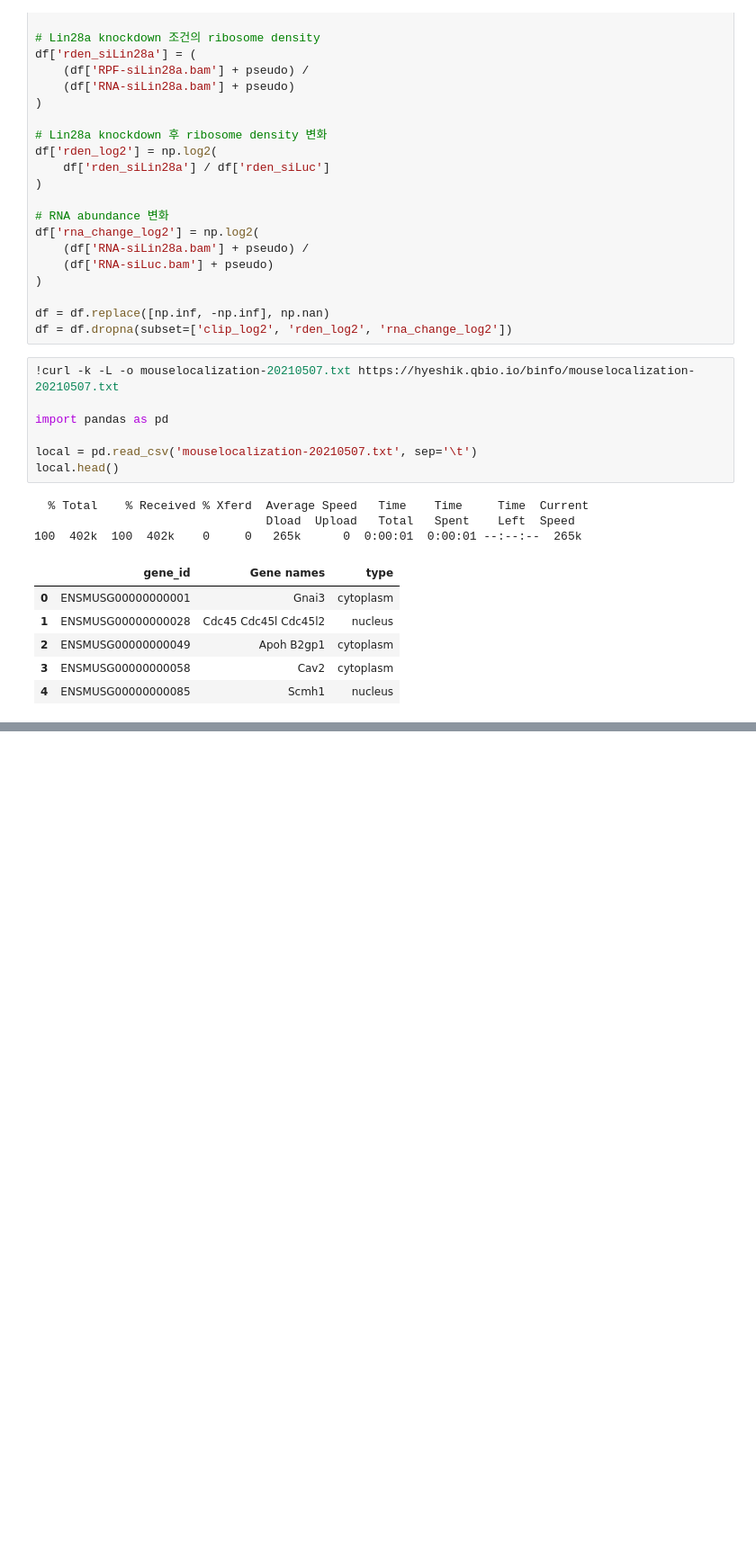
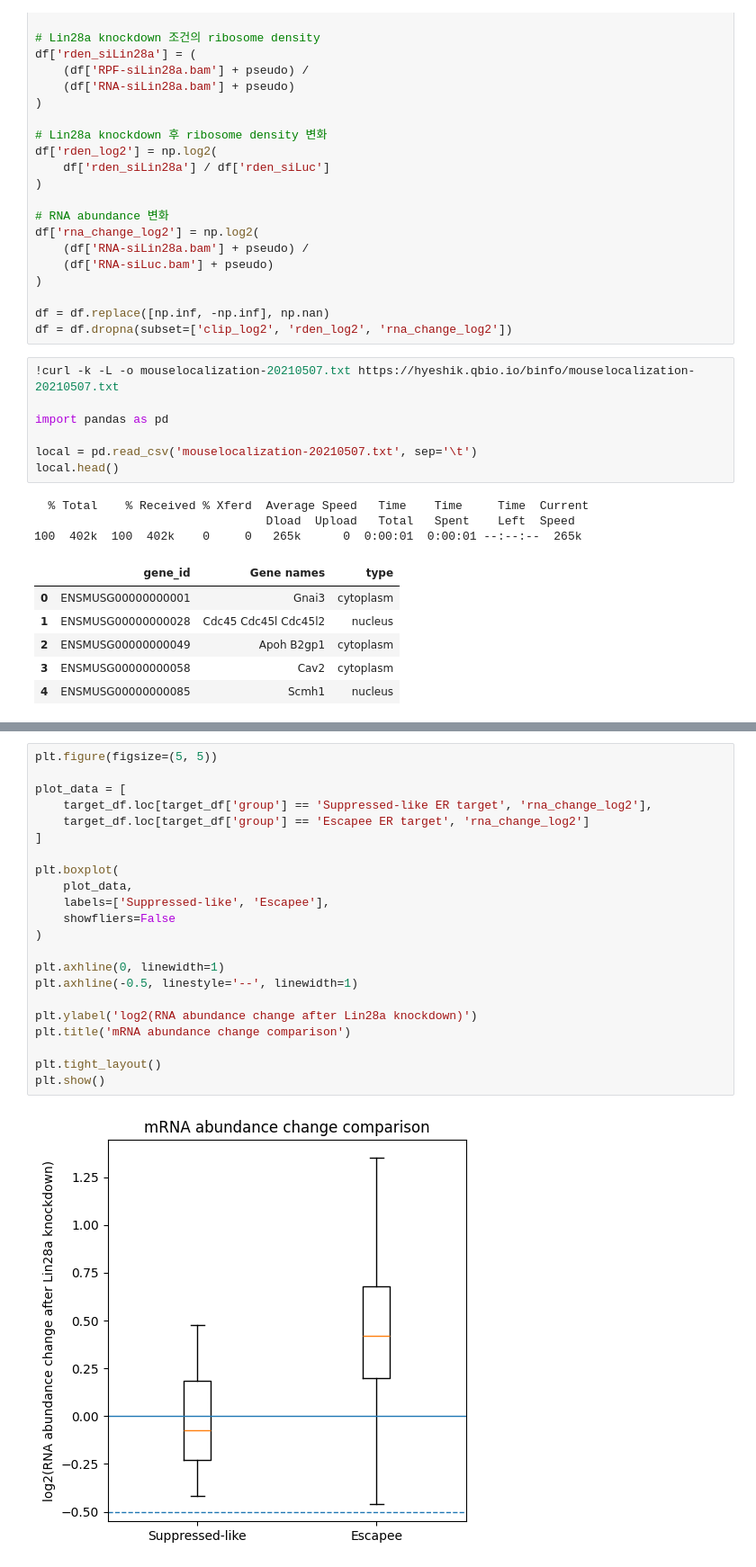
Before and after one commit to chaehyeonkim-lab/bioinformatics1, a Jupyter notebook: Binformatics_term_project.ipynb, the cells around one changed output, grey strips where cells are left out. Shown at 90% size. Drawn from its saved outputs; the diff is of its cells as text; blank space fills up the shorter version.

```diff
--- a/Binformatics_term_project.ipynb
+++ b/Binformatics_term_project.ipynb
@@ -165,0 +426,24 @@ local.head()
+# %%
+plt.figure(figsize=(5, 5))
+
+plot_data = [
+    target_df.loc[target_df['group'] == 'Suppressed-like ER target', 'rna_change_log2'],
+    target_df.loc[target_df['group'] == 'Escapee ER target', 'rna_change_log2']
+]
+
+plt.boxplot(
+    plot_data,
+    labels=['Suppressed-like', 'Escapee'],
+    showfliers=False
+)
+
+plt.axhline(0, linewidth=1)
+plt.axhline(-0.5, linestyle='--', linewidth=1)
+
+plt.ylabel('log2(RNA abundance change after Lin28a knockdown)')
+plt.title('mRNA abundance change comparison')
+
+plt.tight_layout()
+plt.show()
+# %% [output]
+[figure, added]
```
Also changed, not shown: parts of 8 cells of this notebook.
